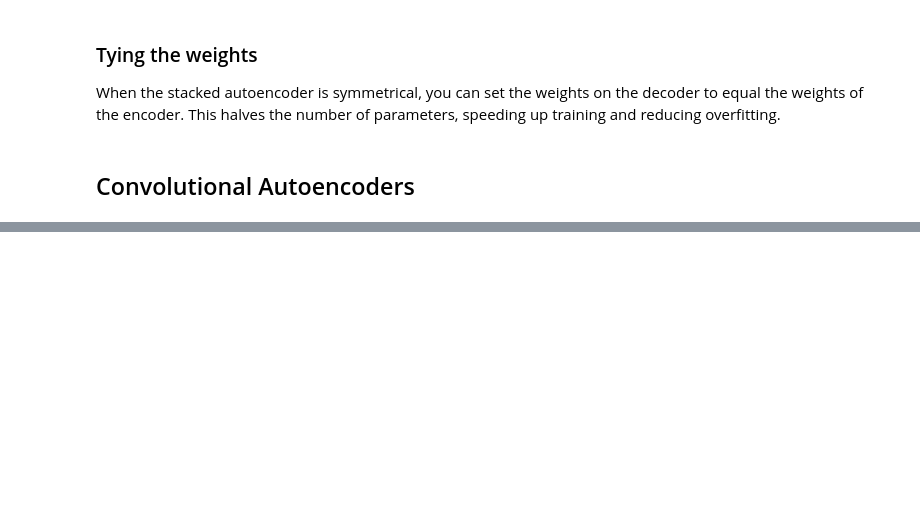
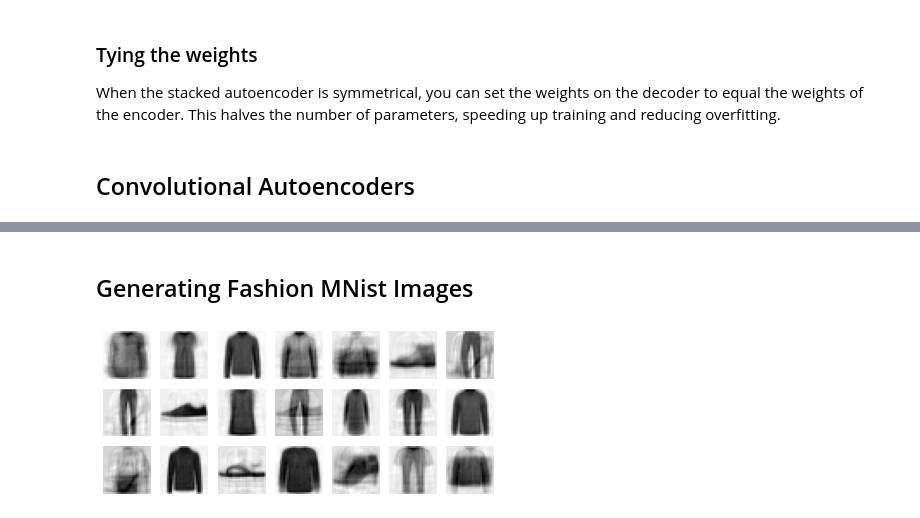
Before and after one commit to rickhall2000/ongoing-learning, a Jupyter notebook: Hands-On_Machine_Learning/ch17_Autoencoders_GANs_and_Diffusion_models.ipynb, the cells around one changed output, grey strips where cells are left out. Saved outputs shown, nothing was run; the diff lists cells and outputs as text; code cells hidden in the pictures; blank space fills up the shorter version.

```diff
--- a/Hands-On_Machine_Learning/ch17_Autoencoders_GANs_and_Diffusion_models.ipynb
+++ b/Hands-On_Machine_Learning/ch17_Autoencoders_GANs_and_Diffusion_models.ipynb
@@ -157,0 +243,19 @@ tied_ae = tf.keras.Sequential([tied_encoder, tied_decoder])
+# %%
+codings_size = 10
+
+inputs = tf.keras.layers.Input(shape=[28,28])
+Z = tf.keras.layers.Flatten()(inputs)
+Z = tf.keras.layers.Dense(150, activation="relu")(Z)
+Z = tf.keras.layers.Dense(100, activation="relu")(Z)
+codings_mean = tf.keras.layers.Dense(codings_size)(Z)
+codings_log_var = tf.keras.layers.Dense(codings_size)(Z)
+codings = Sampling()([codings_mean, codings_log_var])
+variational_encoder = tf.keras.Model(
+    inputs=[inputs], outputs=[codings_mean, codings_log_var, codings])
+# %%
+decoder_inputs = tf.keras.layers.Input(shape=[codings_size])
+x = tf.keras.layers.Dense(100, activation="relu")(decoder_inputs)
+x = tf.keras.layers.Dense(150, activation="relu")(x)
+x = tf.keras.layers.Dense(28 * 28)(x)
+outputs = tf.keras.layers.Reshape([28, 28])(x)
+variational_decoder = tf.keras.Model(inputs=[decoder_inputs], outputs=[outputs])
@@ -157,0 +293,21 @@ tied_ae = tf.keras.Sequential([tied_encoder, tied_decoder])
+# %% [markdown]
+## Generating Fashion MNist Images
+# %%
+codings = tf.random.normal(shape=[3 * 7, codings_size])
+images = variational_decoder(codings).numpy()
+# %%
+def plot_multiple_images(images, n_cols=None):
+    n_cols = n_cols or len(images)
+    n_rows = (len(images) - 1) // n_cols + 1
+    if images.shape[-1] == 1:
+        images = images.squeeze(axis=-1)
+    plt.figure(figsize=(n_cols, n_rows))
+    for index, image in enumerate(images):
+        plt.subplot(n_rows, n_cols, index + 1)
+        plt.imshow(image, cmap="binary")
+        plt.axis("off")
+
+plot_multiple_images(images, 7)
+plt.show()
+# %% [output]
+[figure, added]
```
Also changed, not shown: parts of 18 cells of this notebook.
